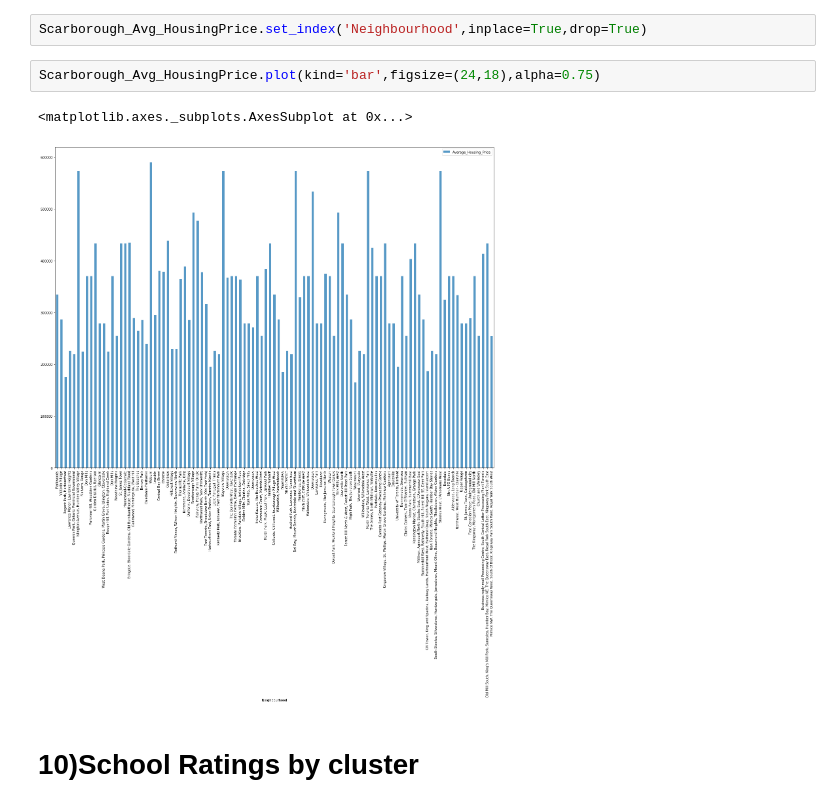
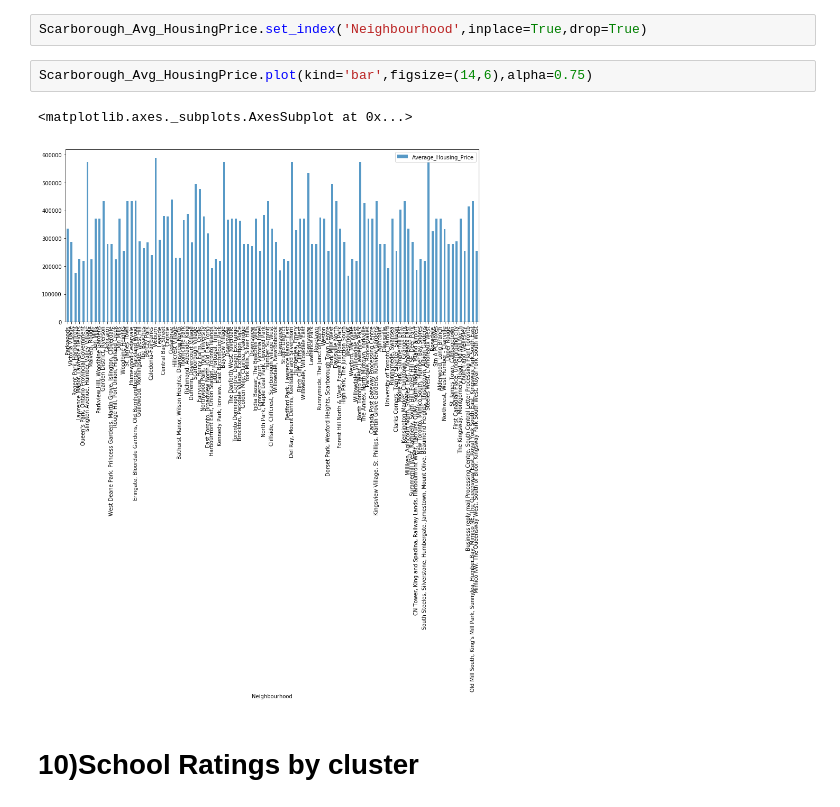
Before and after one commit to kratos1609/cousera_capstone, a Jupyter notebook: WEEK3.ipynb, the cells around one changed output. Cells and saved outputs as stored; diff of their text form.

```diff
--- a/WEEK3.ipynb
+++ b/WEEK3.ipynb
@@ -487,10 +487,10 @@ Scarborough_Avg_HousingPrice=pd.DataFrame({"Neighbourhood":df["Neighbourhood"],
 # %%
 Scarborough_Avg_HousingPrice.set_index('Neighbourhood',inplace=True,drop=True)
 # %%
-Scarborough_Avg_HousingPrice.plot(kind='bar',figsize=(24,18),alpha=0.75)
+Scarborough_Avg_HousingPrice.plot(kind='bar',figsize=(14,6),alpha=0.75)
 # %% [output]
 <matplotlib.axes._subplots.AxesSubplot at 0x...>
-[figure, old version]
+[figure, new version]
 # %% [markdown]
 # 10)School Ratings by cluster
 # %%
```
Also changed, not shown: parts of 3 cells of this notebook.
